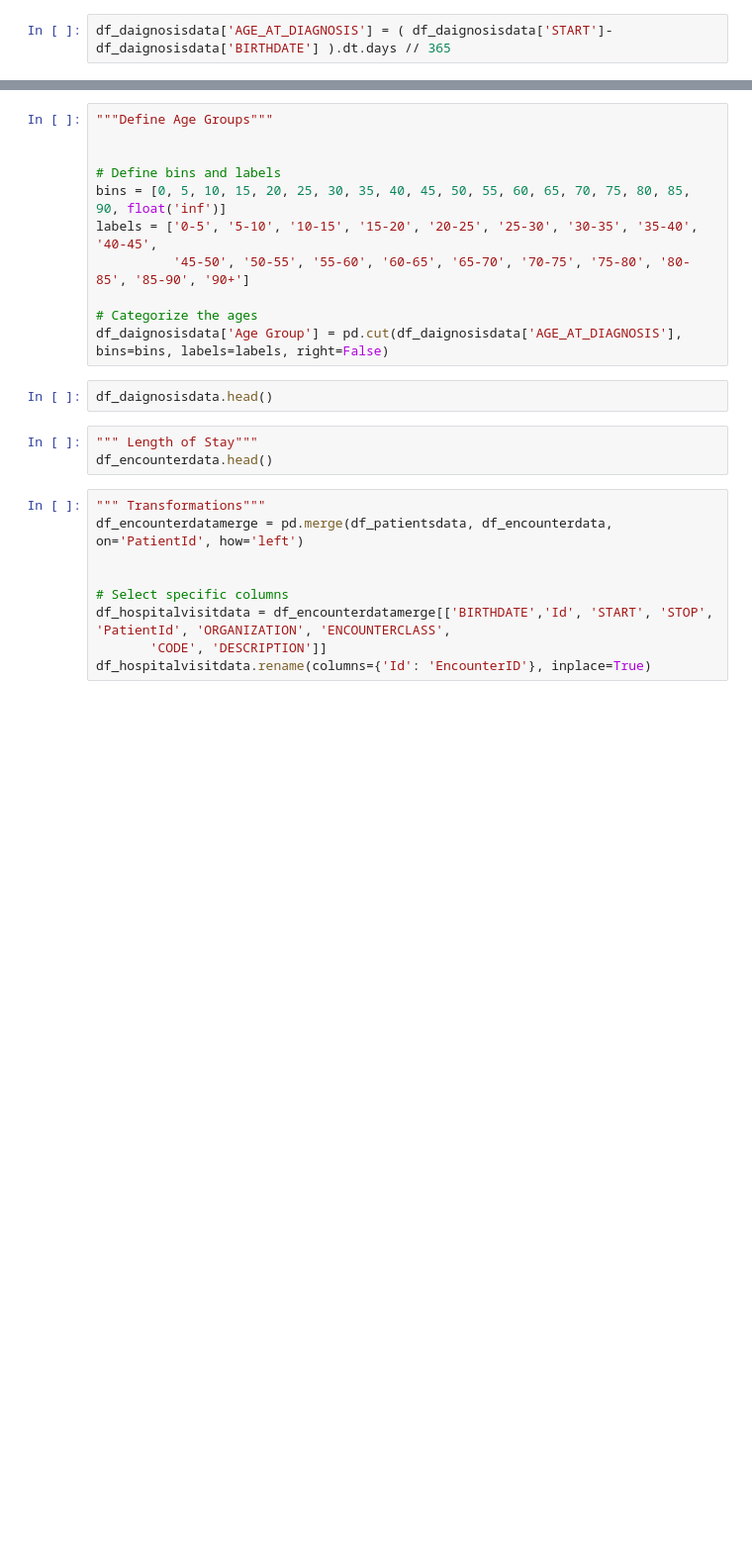
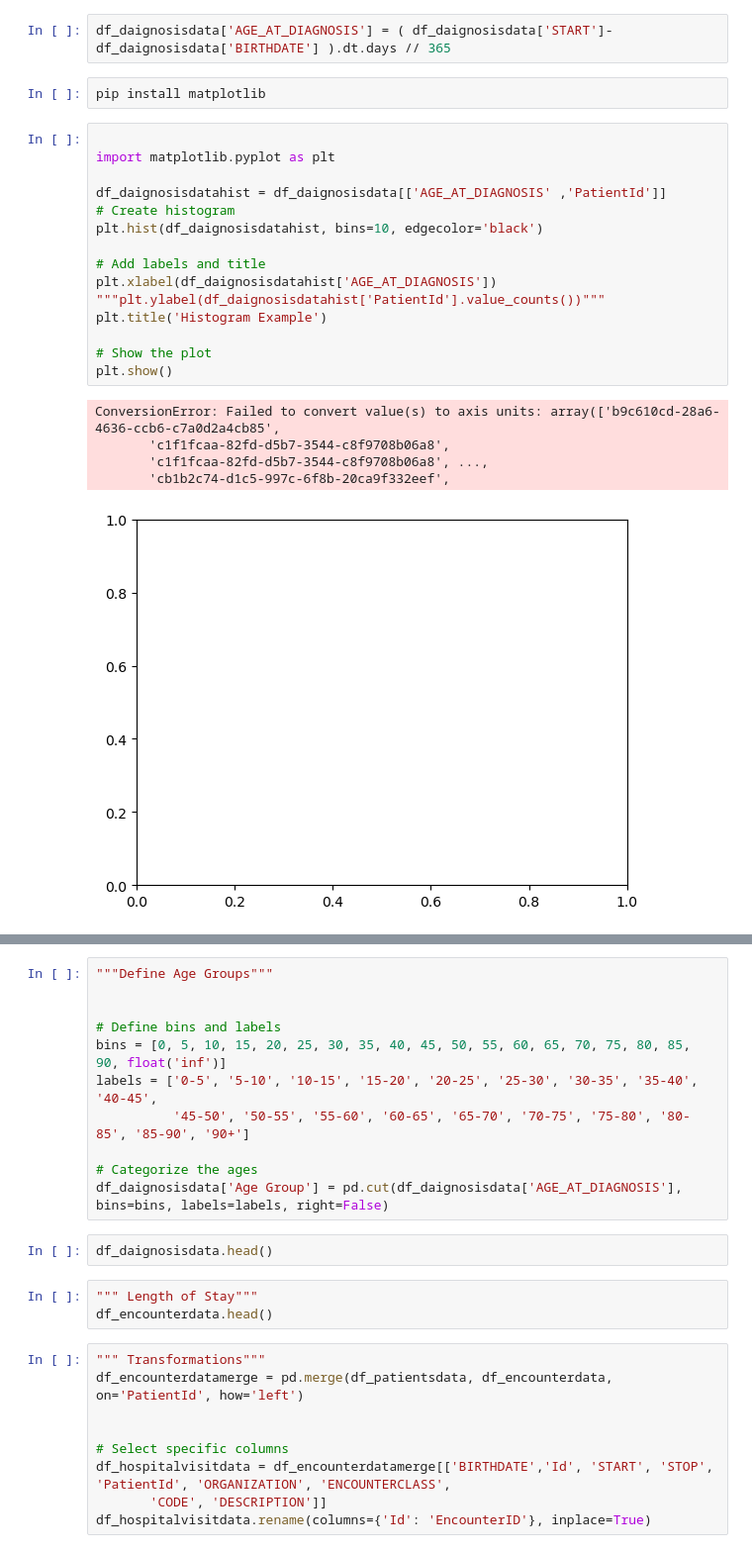
Before and after one commit to veena9-bit/SDE-Skills-Test, a Jupyter notebook: DataLoad.ipynb, the cells around one changed output, grey strips where cells are left out. Shown at 99% size. Drawn from its saved outputs; the diff is of its cells as text; blank space fills up the shorter version.

```diff
--- a/DataLoad.ipynb
+++ b/DataLoad.ipynb
@@ -270,2 +267,25 @@ df_diagnosisdata
 # %%
 df_daignosisdata['AGE_AT_DIAGNOSIS'] = ( df_daignosisdata['START']-df_daignosisdata['BIRTHDATE'] ).dt.days // 365
+# %%
+pip install matplotlib
+# %%
+
+import matplotlib.pyplot as plt
+
+df_daignosisdatahist = df_daignosisdata[['AGE_AT_DIAGNOSIS' ,'PatientId']]
+# Create histogram
+plt.hist(df_daignosisdatahist, bins=10, edgecolor='black')
+
+# Add labels and title
+plt.xlabel(df_daignosisdatahist['AGE_AT_DIAGNOSIS'])
+"""plt.ylabel(df_daignosisdatahist['PatientId'].value_counts())"""
+plt.title('Histogram Example')
+
+# Show the plot
+plt.show()
+# %% [output]
+ConversionError: Failed to convert value(s) to axis units: array(['b9c610cd-28a6-4636-ccb6-c7a0d2a4cb85',
+       'c1f1fcaa-82fd-d5b7-3544-c8f9708b06a8',
+       'c1f1fcaa-82fd-d5b7-3544-c8f9708b06a8', ...,
+       'cb1b2c74-d1c5-997c-6f8b-20ca9f332eef',
+[figure, added]
```
Also changed, not shown: parts of 11 cells of this notebook, 11 other files.
